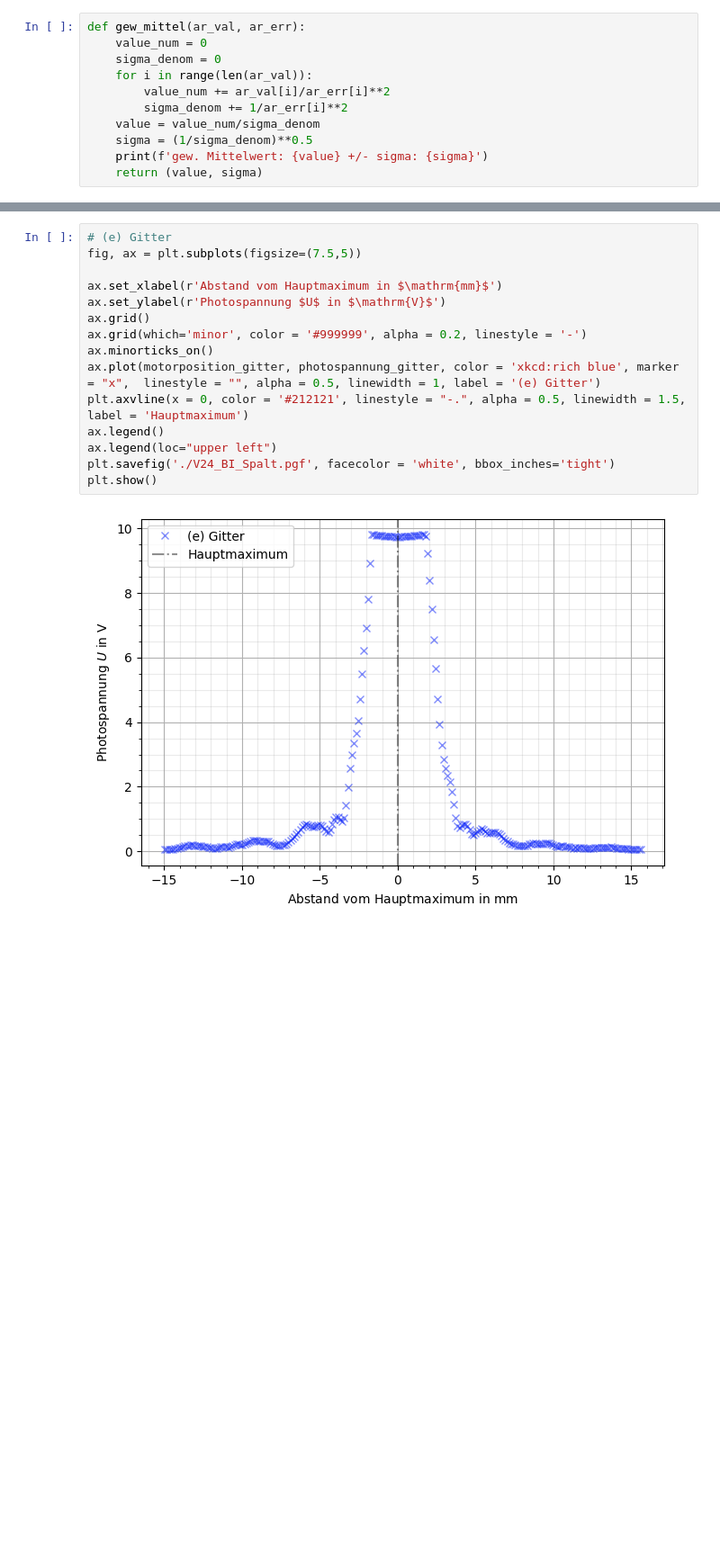
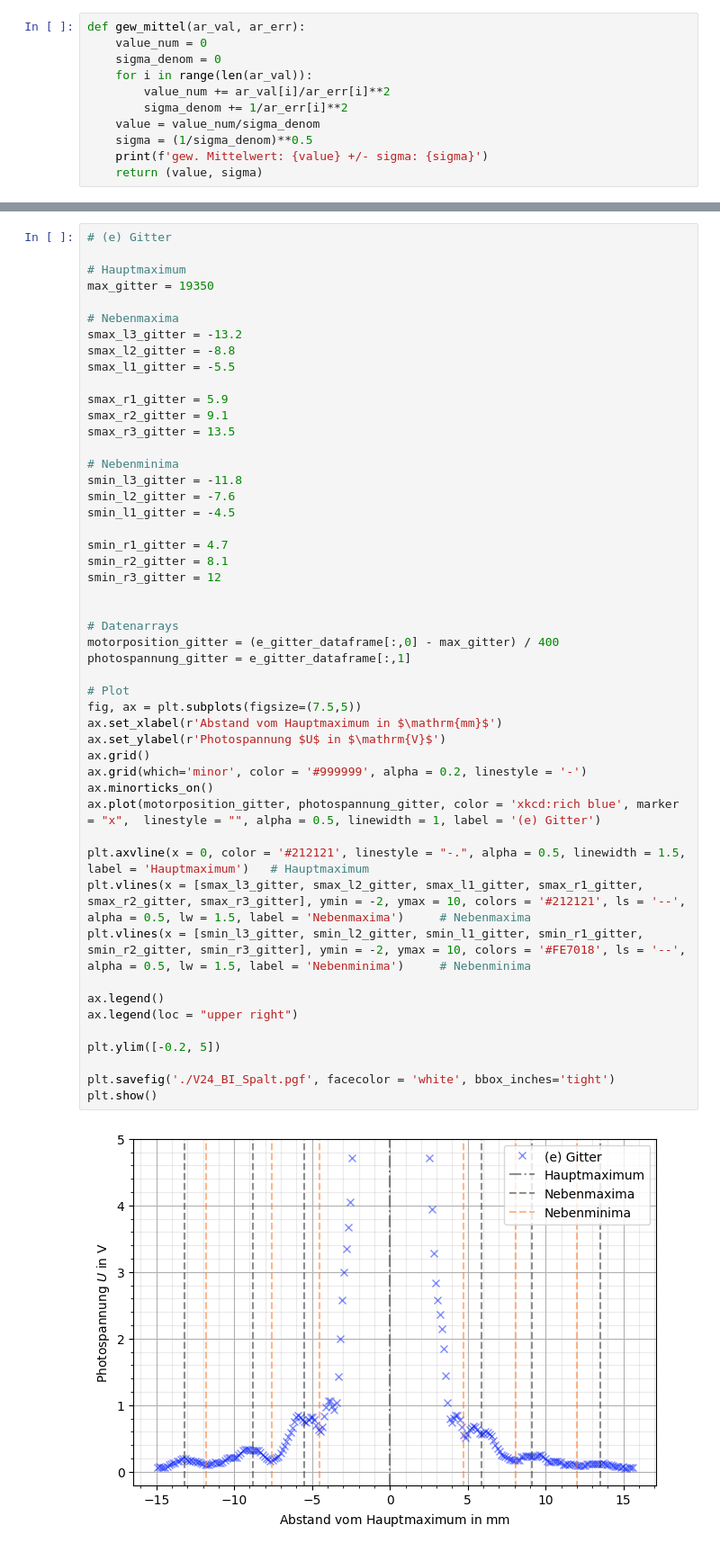
Before and after one commit to CVC97/ExPhy-III-Praktikum, a Jupyter notebook: 24_BILSL/24_BILSL.ipynb, the cells around one changed output, grey strips where cells are left out. Shown at 90% size. Drawn from its saved outputs; the diff is of its cells as text; blank space fills up the shorter version.

```diff
--- a/24_BILSL/24_BILSL.ipynb
+++ b/24_BILSL/24_BILSL.ipynb
@@ -188,17 +291,51 @@ plt.show()
 # %%
 # (e) Gitter
+
+# Hauptmaximum
+max_gitter = 19350
+
+# Nebenmaxima
+smax_l3_gitter = -13.2
+smax_l2_gitter = -8.8
+smax_l1_gitter = -5.5
+
+smax_r1_gitter = 5.9
+smax_r2_gitter = 9.1
+smax_r3_gitter = 13.5
+
+# Nebenminima
+smin_l3_gitter = -11.8
+smin_l2_gitter = -7.6
+smin_l1_gitter = -4.5
+
+smin_r1_gitter = 4.7
+smin_r2_gitter = 8.1
+smin_r3_gitter = 12
+
+
+# Datenarrays
+motorposition_gitter = (e_gitter_dataframe[:,0] - max_gitter) / 400
+photospannung_gitter = e_gitter_dataframe[:,1]
+
+# Plot
 fig, ax = plt.subplots(figsize=(7.5,5))
-
 ax.set_xlabel(r'Abstand vom Hauptmaximum in $\mathrm{mm}$')
 ax.set_ylabel(r'Photospannung $U$ in $\mathrm{V}$')
 ax.grid()
 ax.grid(which='minor', color = '#999999', alpha = 0.2, linestyle = '-')
 ax.minorticks_on()
 ax.plot(motorposition_gitter, photospannung_gitter, color = 'xkcd:rich blue', marker = "x",  linestyle = "", alpha = 0.5, linewidth = 1, label = '(e) Gitter')
-plt.axvline(x = 0, color = '#212121', linestyle = "-.", alpha = 0.5, linewidth = 1.5, label = 'Hauptmaximum')
+
+plt.axvline(x = 0, color = '#212121', linestyle = "-.", alpha = 0.5, linewidth = 1.5, label = 'Hauptmaximum')   # Hauptmaximum
+plt.vlines(x = [smax_l3_gitter, smax_l2_gitter, smax_l1_gitter, smax_r1_gitter, smax_r2_gitter, smax_r3_gitter], ymin = -2, ymax = 10, colors = '#212121', ls = '--', alpha = 0.5, lw = 1.5, label = 'Nebenmaxima')     # Nebenmaxima
+plt.vlines(x = [smin_l3_gitter, smin_l2_gitter, smin_l1_gitter, smin_r1_gitter, smin_r2_gitter, smin_r3_gitter], ymin = -2, ymax = 10, colors = '#FE7018', ls = '--', alpha = 0.5, lw = 1.5, label = 'Nebenminima')     # Nebenminima
+
 ax.legend()
-ax.legend(loc="upper left")
+ax.legend(loc = "upper right")
+
+plt.ylim([-0.2, 5])
+
 plt.savefig('./V24_BI_Spalt.pgf', facecolor = 'white', bbox_inches='tight')
 plt.show()
 # %% [output]
-[figure, old version]
+[figure, new version]
```
Also changed, not shown: parts of 6 cells of this notebook.
